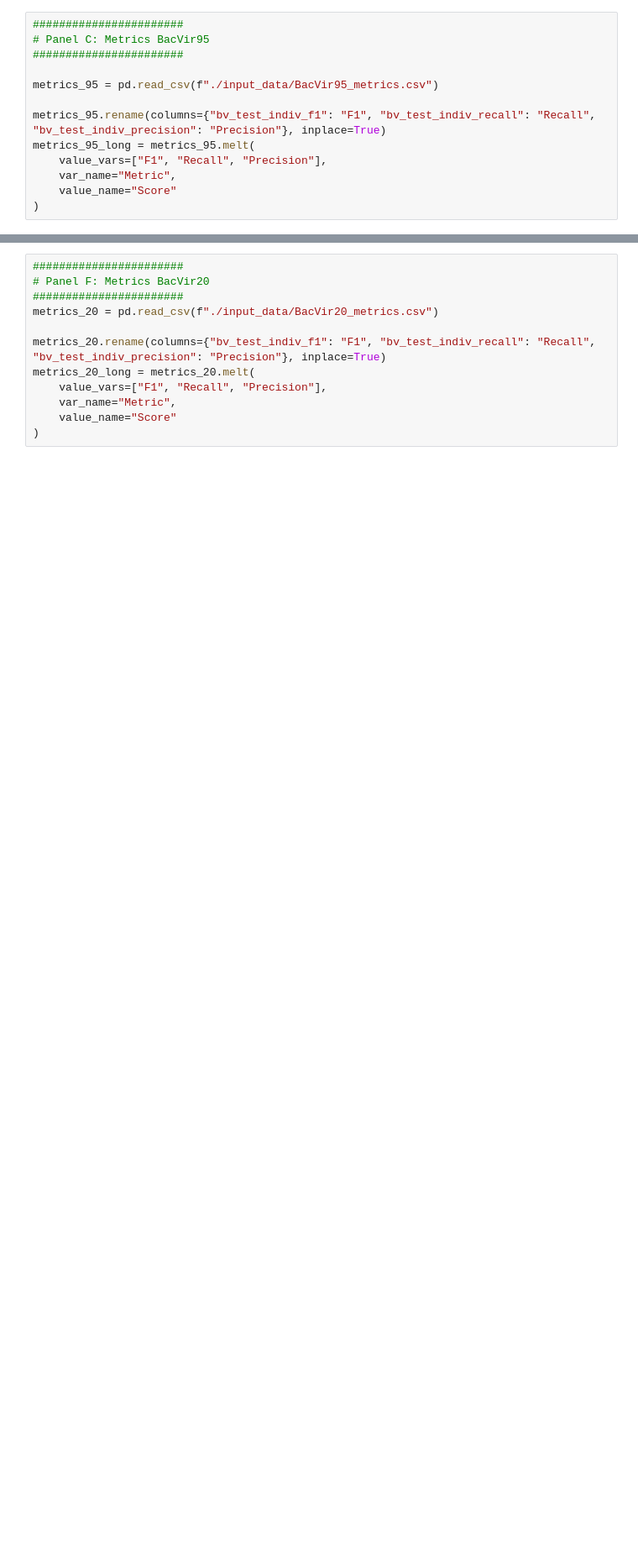
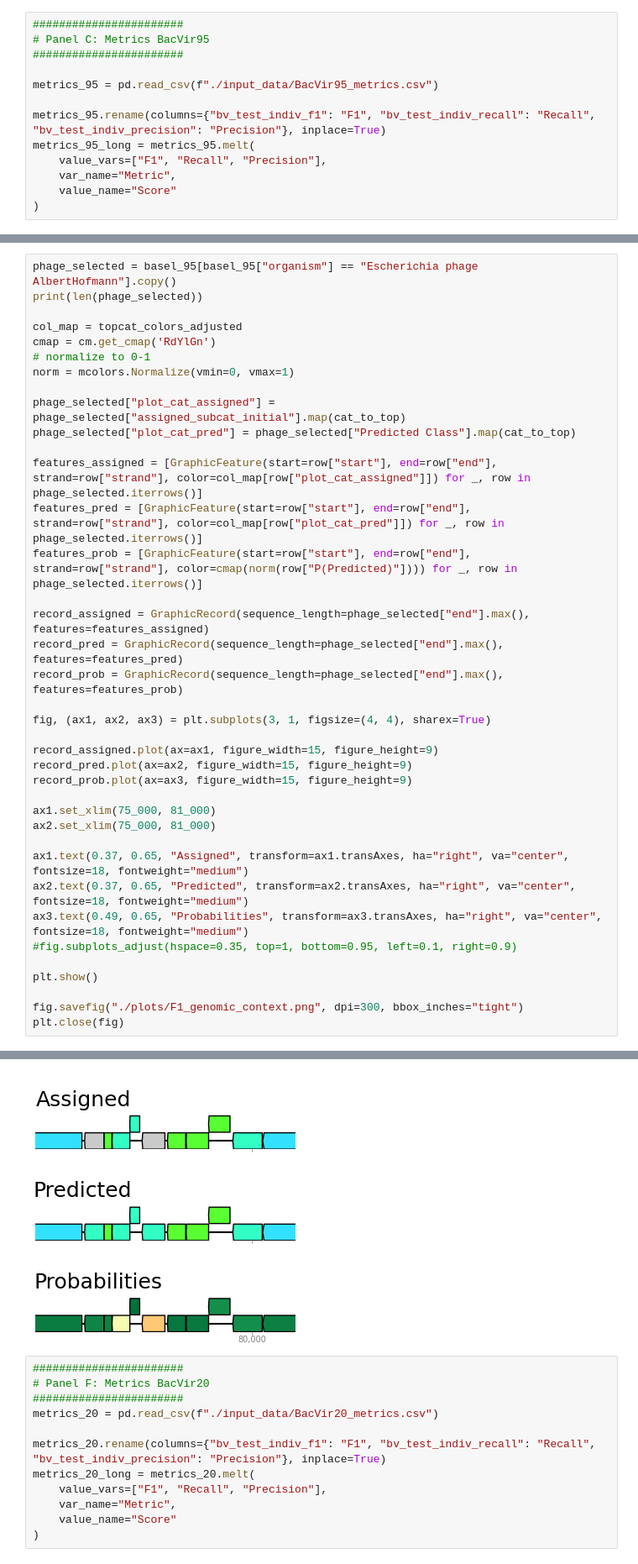
Before and after one commit to Integrative-Transcriptomics/PhageGAP-model, a Jupyter notebook: cnsplots/create_Fig1.ipynb, the cells around one changed output, grey strips where cells are left out. Shown at 84% size. Cells and saved outputs as stored; diff of their text form; blank space fills up the shorter version.

```diff
--- a/cnsplots/create_Fig1.ipynb
+++ b/cnsplots/create_Fig1.ipynb
@@ -328,0 +389,39 @@ disp = ConfusionMatrixDisplay(confusion_matrix=cm_norm, display_labels=top_label
+# %%
+phage_selected = basel_95[basel_95["organism"] == "Escherichia phage AlbertHofmann"].copy()
+print(len(phage_selected))
+
+col_map = topcat_colors_adjusted
+cmap = cm.get_cmap('RdYlGn')
+# normalize to 0-1
+norm = mcolors.Normalize(vmin=0, vmax=1)
+
+phage_selected["plot_cat_assigned"] = phage_selected["assigned_subcat_initial"].map(cat_to_top)
+phage_selected["plot_cat_pred"] = phage_selected["Predicted Class"].map(cat_to_top)
+
+features_assigned = [GraphicFeature(start=row["start"], end=row["end"], strand=row["strand"], color=col_map[row["plot_cat_assigned"]]) for _, row in phage_selected.iterrows()]
+features_pred = [GraphicFeature(start=row["start"], end=row["end"], strand=row["strand"], color=col_map[row["plot_cat_pred"]]) for _, row in phage_selected.iterrows()]
+features_prob = [GraphicFeature(start=row["start"], end=row["end"], strand=row["strand"], color=cmap(norm(row["P(Predicted)"]))) for _, row in phage_selected.iterrows()]
+
+record_assigned = GraphicRecord(sequence_length=phage_selected["end"].max(), features=features_assigned)
+record_pred = GraphicRecord(sequence_length=phage_selected["end"].max(), features=features_pred)
+record_prob = GraphicRecord(sequence_length=phage_selected["end"].max(), features=features_prob)
+
+fig, (ax1, ax2, ax3) = plt.subplots(3, 1, figsize=(4, 4), sharex=True)
+
+record_assigned.plot(ax=ax1, figure_width=15, figure_height=9)
+record_pred.plot(ax=ax2, figure_width=15, figure_height=9)
+record_prob.plot(ax=ax3, figure_width=15, figure_height=9)
+
+ax1.set_xlim(75_000, 81_000)
+ax2.set_xlim(75_000, 81_000)
+
+ax1.text(0.37, 0.65, "Assigned", transform=ax1.transAxes, ha="right", va="center", fontsize=18, fontweight="medium")
+ax2.text(0.37, 0.65, "Predicted", transform=ax2.transAxes, ha="right", va="center", fontsize=18, fontweight="medium")
+ax3.text(0.49, 0.65, "Probabilities", transform=ax3.transAxes, ha="right", va="center", fontsize=18, fontweight="medium")
+#fig.subplots_adjust(hspace=0.35, top=1, bottom=0.95, left=0.1, right=0.9)
+
+plt.show()
+
+fig.savefig("./plots/F1_genomic_context.png", dpi=300, bbox_inches="tight")
+plt.close(fig)
+# %% [output]
@@ -329,3 +429,4 @@ disp = ConfusionMatrixDisplay(confusion_matrix=cm_norm, display_labels=top_label
+[figure, added]
 # %%
 #######################
 # Panel F: Metrics BacVir20
```
Also changed, not shown: parts of 8 cells of this notebook, 26 other files.
